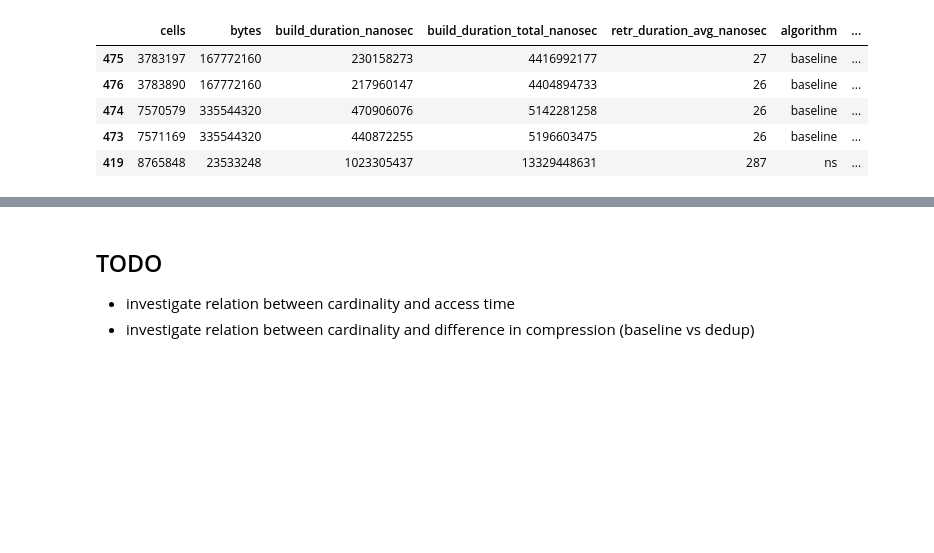
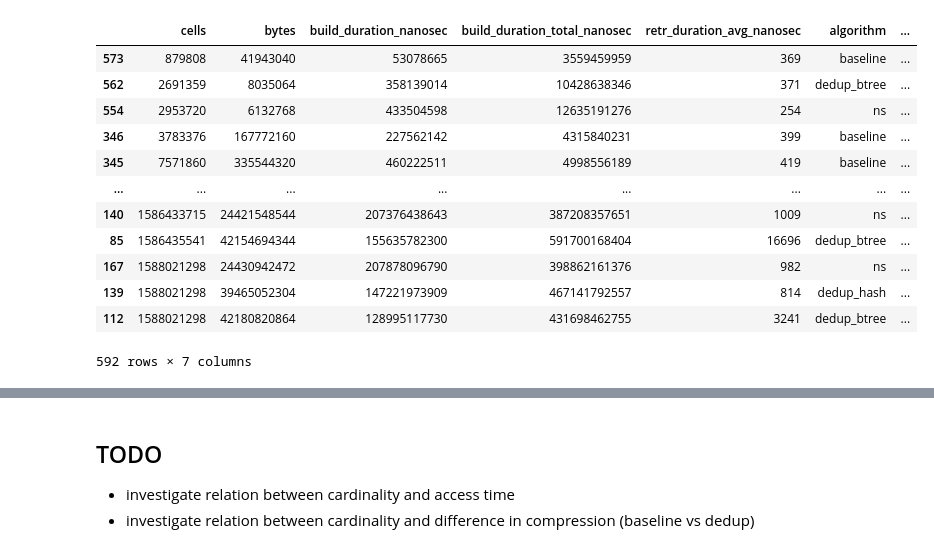
Before and after one commit to nilsmartel/bsc-ii-measure, a Jupyter notebook: render-graphs/testing.ipynb, the cells around one changed output, grey strips where cells are left out. Drawn from its saved outputs; the diff is of its cells as text; code cells hidden in the pictures; blank space fills up the shorter version.

```diff
--- a/render-graphs/testing.ipynb
+++ b/render-graphs/testing.ipynb
@@ -7,15 +7,22 @@ data = pd.read_csv('./compression-data.csv', sep=';')
 # %%
 data = data.sort_values('cells')
 #data = data[data['cells'] > 0]
 fulldata = data
-data.head()
+data
 # %% [output]
 |  | cells | bytes | build_duration_nanosec | build_duration_total_nanosec | retr_duration_avg_nanosec | algorithm | ... |
-| 475 | 3783197 | 167772160 | 230158273 | 4416992177 | 27 | baseline | ... |
-| 476 | 3783890 | 167772160 | 217960147 | 4404894733 | 26 | baseline | ... |
-| 474 | 7570579 | 335544320 | 470906076 | 5142281258 | 26 | baseline | ... |
-| 473 | 7571169 | 335544320 | 440872255 | 5196603475 | 26 | baseline | ... |
-| 419 | 8765848 | 23533248 | 1023305437 | 13329448631 | 287 | ns | ... |
+| 573 | 879808 | 41943040 | 53078665 | 3559459959 | 369 | baseline | ... |
+| 562 | 2691359 | 8035064 | 358139014 | 10428638346 | 371 | dedup_btree | ... |
+| 554 | 2953720 | 6132768 | 433504598 | 12635191276 | 254 | ns | ... |
+| 346 | 3783376 | 167772160 | 227562142 | 4315840231 | 399 | baseline | ... |
+| 345 | 7571860 | 335544320 | 460222511 | 4998556189 | 419 | baseline | ... |
+| ... | ... | ... | ... | ... | ... | ... | ... |
+| 140 | 1586433715 | 24421548544 | 207376438643 | 387208357651 | 1009 | ns | ... |
+| 85 | 1586435541 | 42154694344 | 155635782300 | 591700168404 | 16696 | dedup_btree | ... |
+| 167 | 1588021298 | 24430942472 | 207878096790 | 398862161376 | 982 | ns | ... |
+| 139 | 1588021298 | 39465052304 | 147221973909 | 467141792557 | 814 | dedup_hash | ... |
+| 112 | 1588021298 | 42180820864 | 128995117730 | 431698462755 | 3241 | dedup_btree | ... |
+592 rows × 7 columns
 # %%
 c = {
     'ns': 'red',
```
Also changed, not shown: parts of 9 cells of this notebook, 2 other files.
